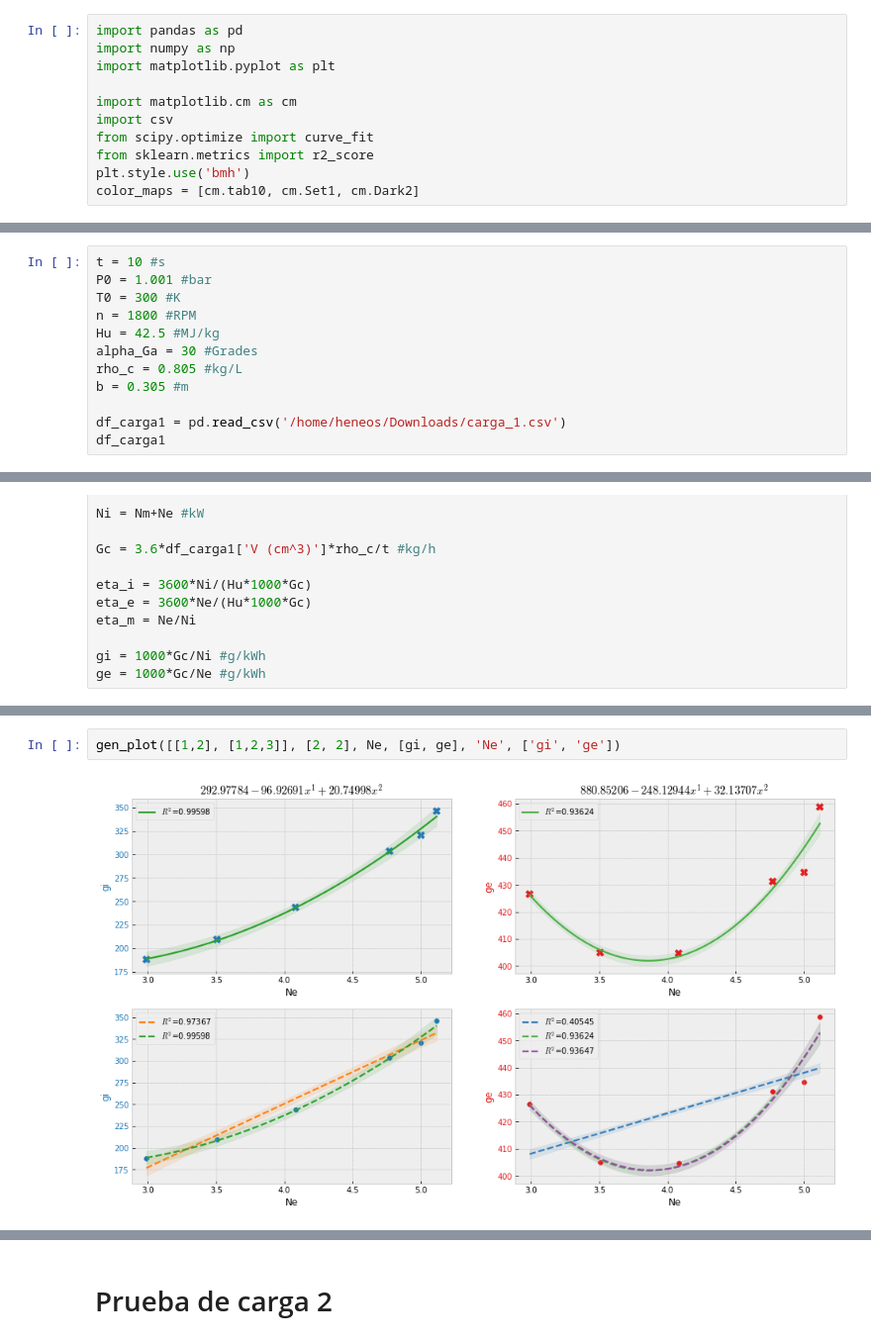
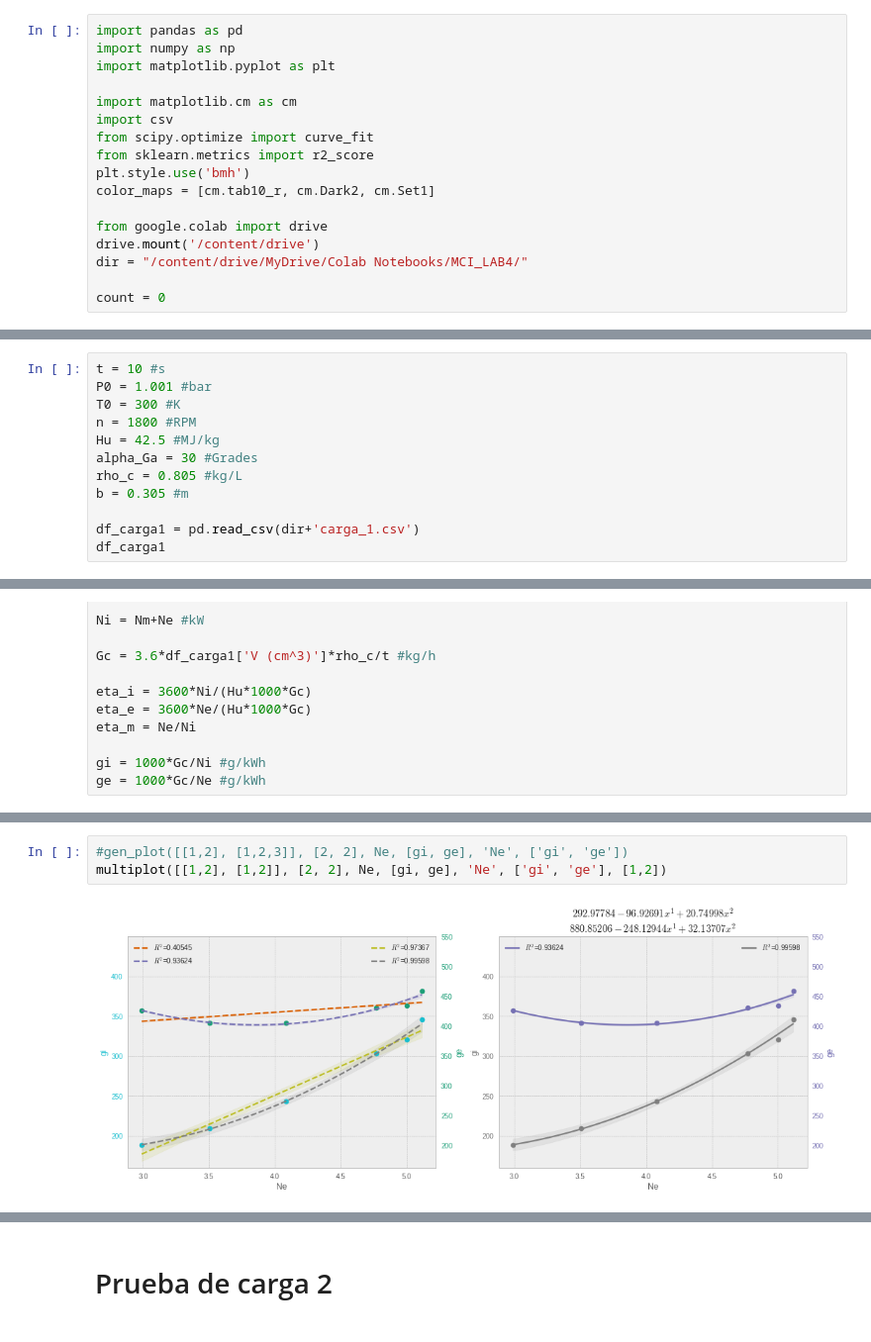
Before and after one commit to HeNeos/Reports-FIM-UNI, a Jupyter notebook: MN136-Motores de Combustion Interna/Laboratorio 4/MCI_LAB4.ipynb, the cells around one changed output, grey strips where cells are left out. Shown at 99% size. Cells and saved outputs as stored; diff of their text form.

```diff
--- a/MN136-Motores de Combustion Interna/Laboratorio 4/MCI_LAB4.ipynb
+++ b/MN136-Motores de Combustion Interna/Laboratorio 4/MCI_LAB4.ipynb
@@ -8,4 +10,10 @@ import csv
 from scipy.optimize import curve_fit
 from sklearn.metrics import r2_score
 plt.style.use('bmh')
-color_maps = [cm.tab10, cm.Set1, cm.Dark2]
+color_maps = [cm.tab10_r, cm.Dark2, cm.Set1]
+
+from google.colab import drive
+drive.mount('/content/drive')
+dir = "/content/drive/MyDrive/Colab Notebooks/MCI_LAB4/"
+
+count = 0
@@ -222,7 +249,7 @@ alpha_Ga = 30 #Grades
 rho_c = 0.805 #kg/L
 b = 0.305 #m
 
-df_carga1 = pd.read_csv('/home/heneos/Downloads/carga_1.csv')
+df_carga1 = pd.read_csv(dir+'carga_1.csv')
 df_carga1
 # %% [output]
 |  | hc(cm) | F(N) | Delta S(cm) | V (cm^3) | delta P(cm) | Humo (m^-1) | TH2O-e(°C) | TH2O-s(°C) | Tacei(°C) | ... |
@@ -273,4 +289,5 @@ gen_plot([[1,2], [1], [1,2,3]], [1, 1, 2], Ne, [eta_i, eta_m, eta_e], 'Ne', ['et
 # %%
-gen_plot([[1,2], [1,2,3]], [2, 2], Ne, [gi, ge], 'Ne', ['gi', 'ge'])
+#gen_plot([[1,2], [1,2,3]], [2, 2], Ne, [gi, ge], 'Ne', ['gi', 'ge'])
+multiplot([[1,2], [1,2]], [2, 2], Ne, [gi, ge], 'Ne', ['gi', 'ge'], [1,2])
 # %% [output]
-[figure, old version]
+[figure, new version]
```
Also changed, not shown: parts of 31 cells of this notebook.
